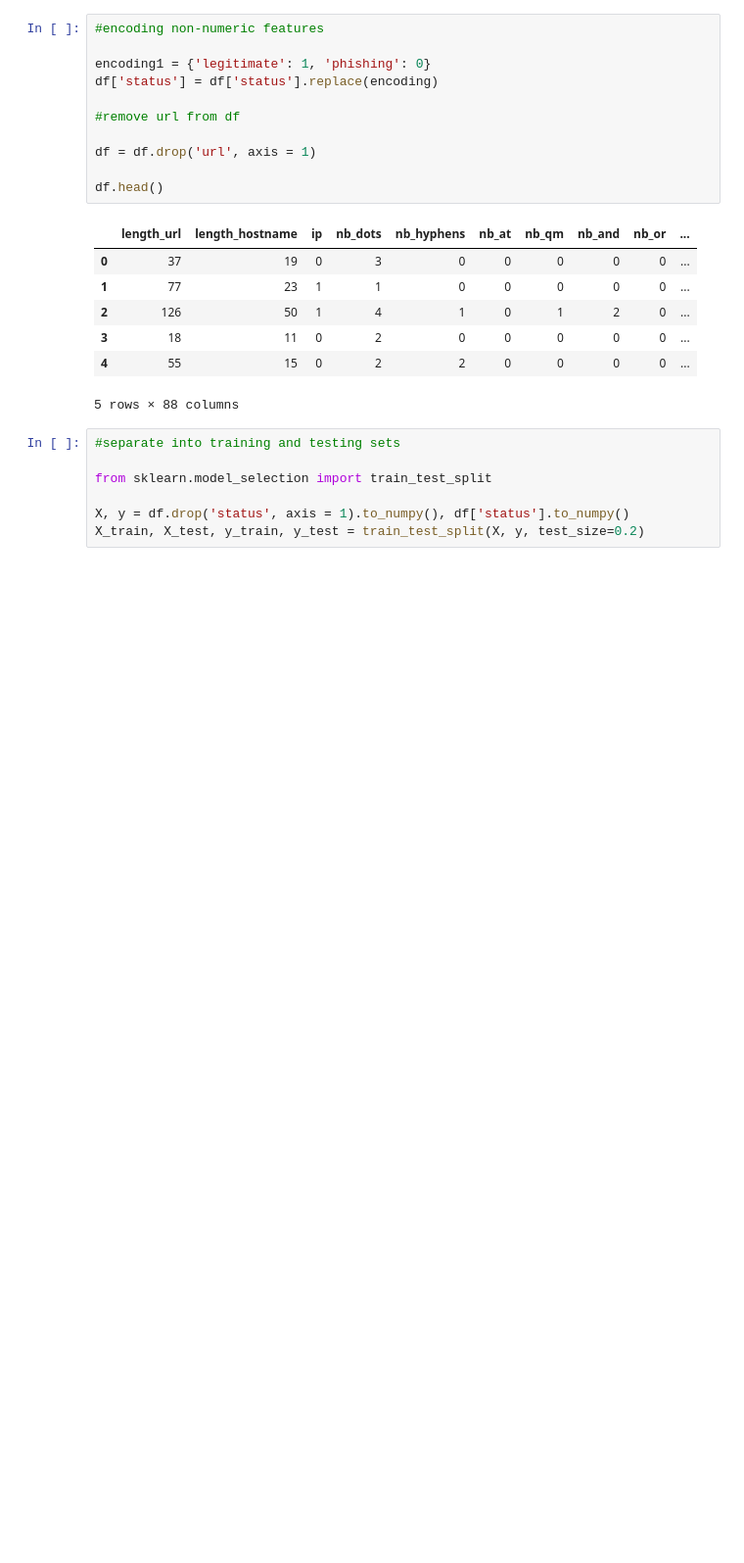
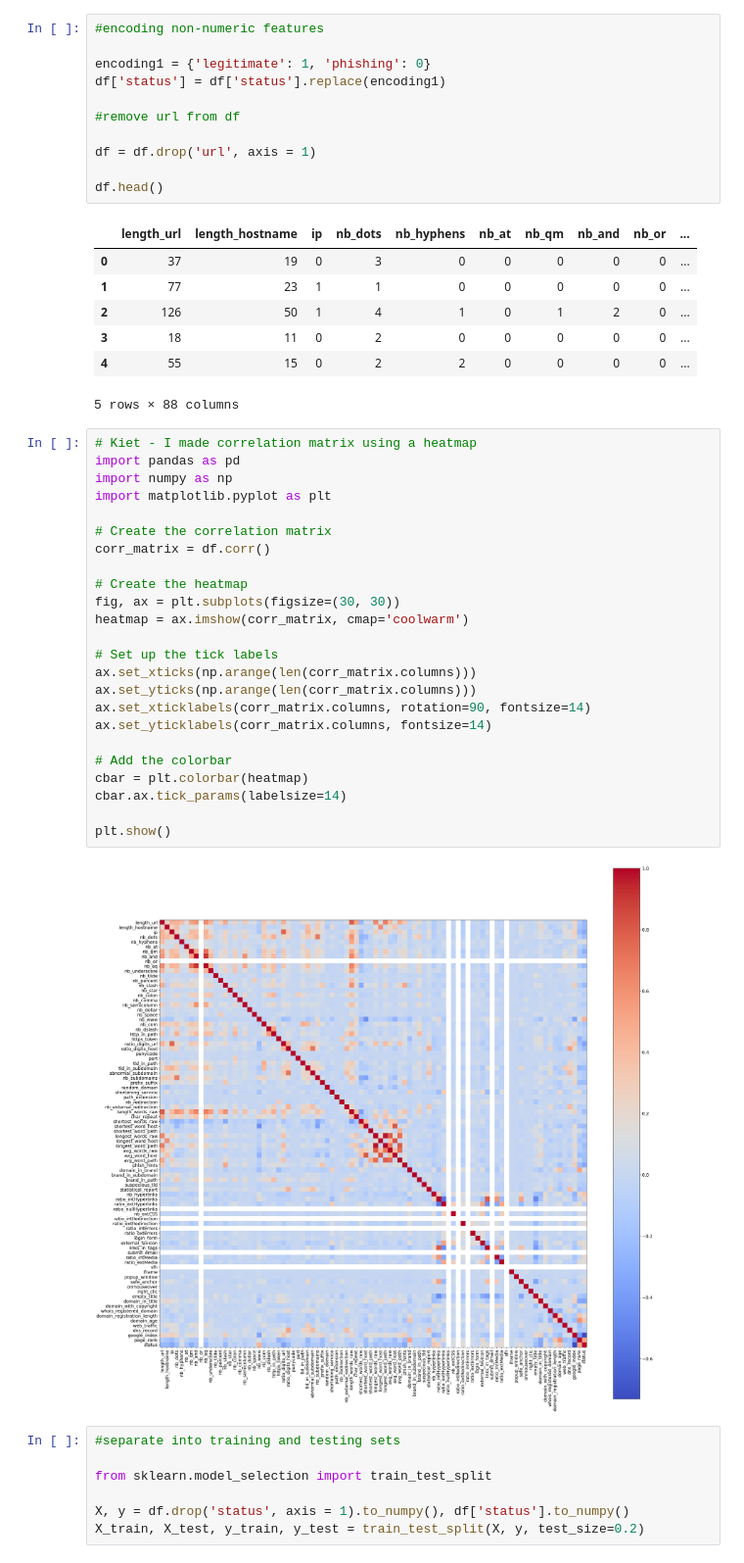
Before and after one commit to jennakampe/Big-Data-Final, a Jupyter notebook: Final.ipynb, the cells around one changed output. Shown at 98% size. Saved outputs shown, nothing was run; the diff lists cells and outputs as text; blank space fills up the shorter version.

Commit message:
Added heatmap

```diff
--- a/Final.ipynb
+++ b/Final.ipynb
@@ -16,7 +16,7 @@ df.head()
 #encoding non-numeric features
 
 encoding1 = {'legitimate': 1, 'phishing': 0}
-df['status'] = df['status'].replace(encoding)
+df['status'] = df['status'].replace(encoding1)
 
 #remove url from df
 
@@ -31,6 +31,32 @@ df.head()
 | 3 | 18 | 11 | 0 | 2 | 0 | 0 | 0 | 0 | 0 | ... |
 | 4 | 55 | 15 | 0 | 2 | 2 | 0 | 0 | 0 | 0 | ... |
 5 rows × 88 columns
+# %%
+# Kiet - I made correlation matrix using a heatmap
+import pandas as pd
+import numpy as np
+import matplotlib.pyplot as plt
+
+# Create the correlation matrix
+corr_matrix = df.corr()
+
+# Create the heatmap
+fig, ax = plt.subplots(figsize=(30, 30))
+heatmap = ax.imshow(corr_matrix, cmap='coolwarm')
+
+# Set up the tick labels
+ax.set_xticks(np.arange(len(corr_matrix.columns)))
+ax.set_yticks(np.arange(len(corr_matrix.columns)))
+ax.set_xticklabels(corr_matrix.columns, rotation=90, fontsize=14)
+ax.set_yticklabels(corr_matrix.columns, fontsize=14)
+
+# Add the colorbar
+cbar = plt.colorbar(heatmap)
+cbar.ax.tick_params(labelsize=14)
+
+plt.show()
+# %% [output]
+[figure, added]
 # %%
 #separate into training and testing sets
 
```
